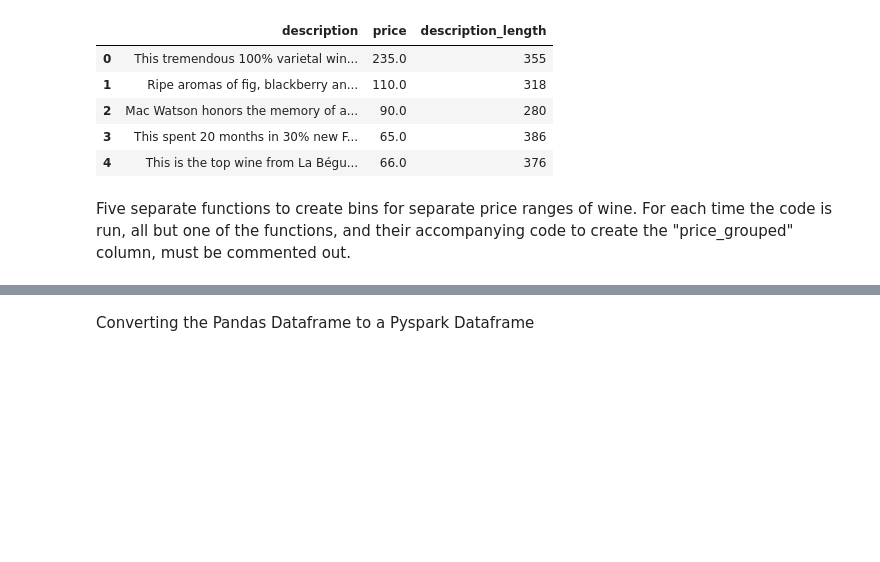
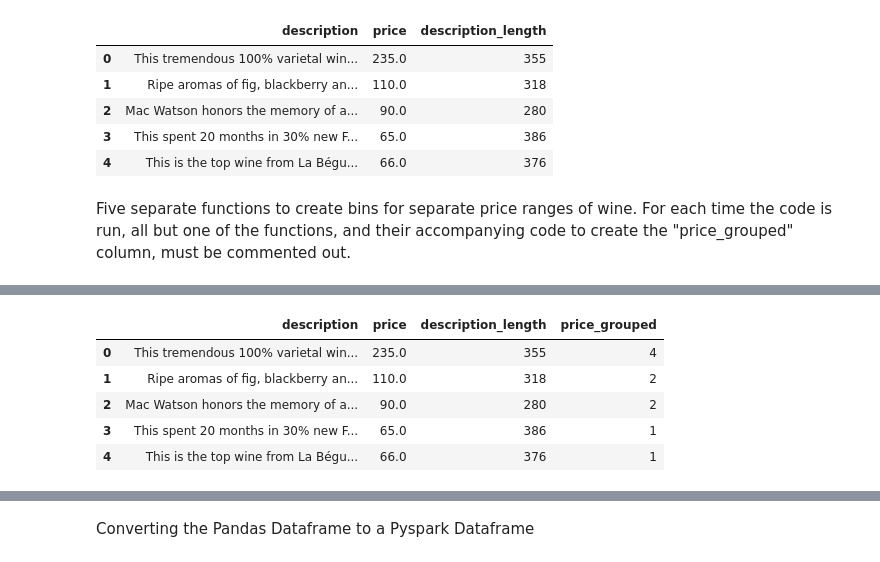
Before and after one commit to pkrosoff/wine_machine_learning, a Jupyter notebook: wine_prices.ipynb, the cells around one changed output, grey strips where cells are left out. Saved outputs shown, nothing was run; the diff lists cells and outputs as text; code cells hidden in the pictures; blank space fills up the shorter version.

```diff
--- a/wine_prices.ipynb
+++ b/wine_prices.ipynb
@@ -267,31 +269,38 @@ df_3.head()
 # %%
 # # ALTERNATIVE BINS MODEL NUMBER: 3, Returns 92% Accuracy
 
-# def price_bins_3(price):
-#     if price < 75:
-#         return 1
-#     elif price >= 75 and price < 150:
-#         return 2
-#     elif price >= 150 and price < 225:
-#         return 3
-#     elif price >= 225 and price < 300:
-#         return 4
-#     elif price >= 300 and price < 375:
-#         return 5
-#     elif price >= 375 and price < 450:
-#         return 6
-#     elif price >= 450 and price < 525:
-#         return 7
-#     elif price >= 525 and price < 600:
-#         return 8
-#     elif price >= 600 and price < 675:
-#         return 9
-#     else:
-#         return 10
+def price_bins_3(price):
+    if price < 75:
+        return 1
+    elif price >= 75 and price < 150:
+        return 2
+    elif price >= 150 and price < 225:
+        return 3
+    elif price >= 225 and price < 300:
+        return 4
+    elif price >= 300 and price < 375:
+        return 5
+    elif price >= 375 and price < 450:
+        return 6
+    elif price >= 450 and price < 525:
+        return 7
+    elif price >= 525 and price < 600:
+        return 8
+    elif price >= 600 and price < 675:
+        return 9
+    else:
+        return 10
 
 # #Applying transform method and assigning result to new column "points_simplified"
-# df_3 = df_3.assign(price_grouped = df_3['price'].apply(price_bins_3))
-# df_3.head()
+df_3 = df_3.assign(price_grouped = df_3['price'].apply(price_bins_3))
+df_3.head()
+# %% [output]
+|  | description | price | description_length | price_grouped |
+| 0 | This tremendous 100% varietal win... | 235.0 | 355 | 4 |
+| 1 | Ripe aromas of fig, blackberry an... | 110.0 | 318 | 2 |
+| 2 | Mac Watson honors the memory of a... | 90.0 | 280 | 2 |
+| 3 | This spent 20 months in 30% new F... | 65.0 | 386 | 1 |
+| 4 | This is the top wine from La Bégu... | 66.0 | 376 | 1 |
 # %%
 # # ALTERNATIVE BINS MODEL NUMBER: 4, Returns 96% Accuracy
 
```
Also changed, not shown: parts of 14 cells of this notebook.
